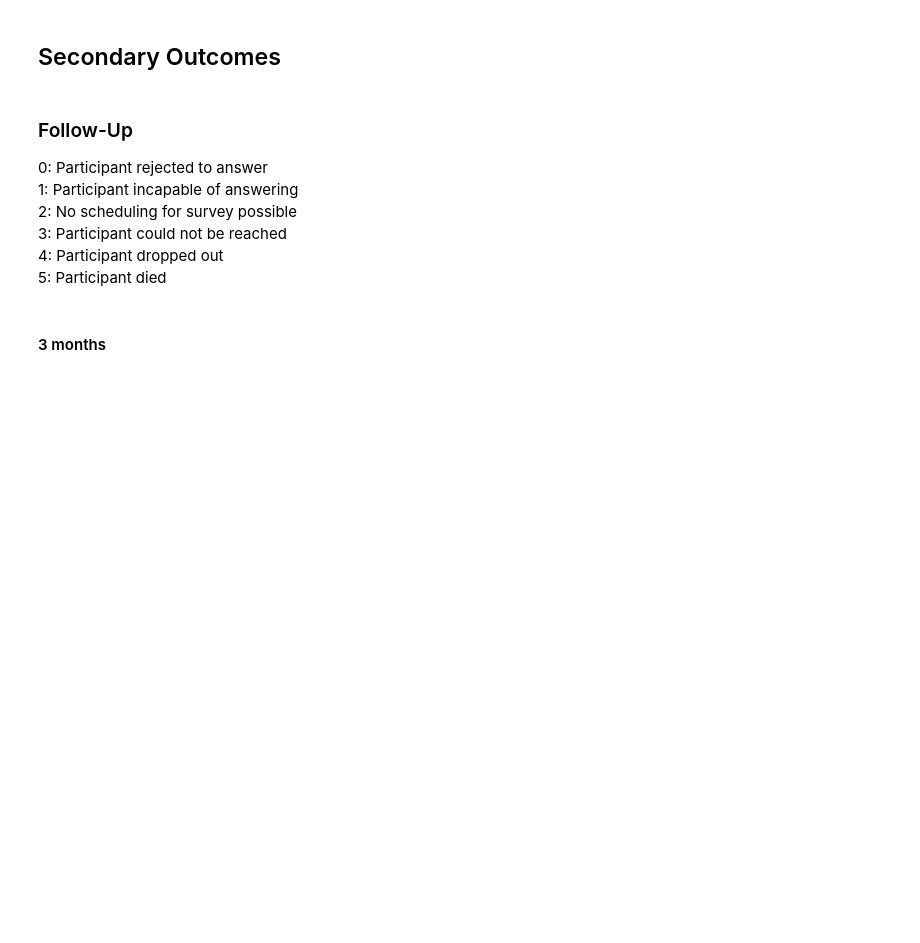
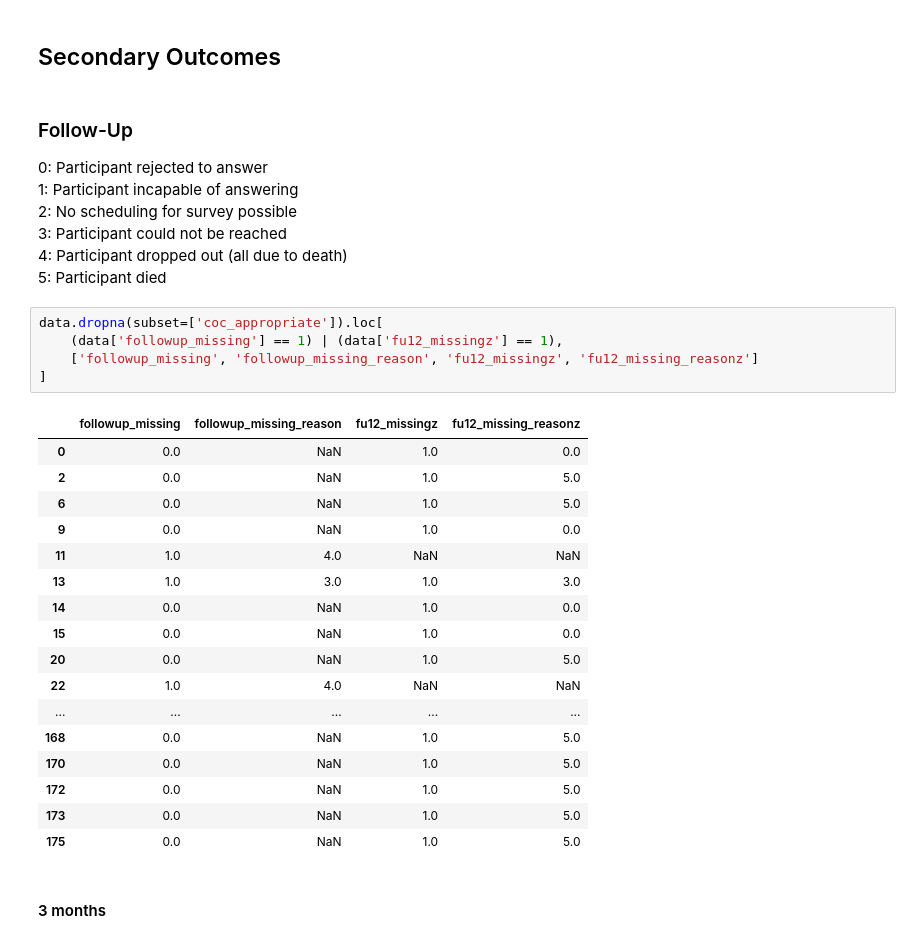
Before and after one commit to IfGF-UUlm/SA_OKIE, a Jupyter notebook: OKIE_main.ipynb, the cells around one changed output. Cells and saved outputs as stored; diff of their text form; blank space fills up the shorter version.

```diff
--- a/OKIE_main.ipynb
+++ b/OKIE_main.ipynb
@@ -697,7 +697,30 @@ table1.to_csv('./data/table1.csv')
 1: Participant incapable of answering \
 2: No scheduling for survey possible \
 3: Participant could not be reached \
-4: Participant dropped out \
+4: Participant dropped out (all due to death) \
 5: Participant died
+# %%
+data.dropna(subset=['coc_appropriate']).loc[
+    (data['followup_missing'] == 1) | (data['fu12_missingz'] == 1),
+    ['followup_missing', 'followup_missing_reason', 'fu12_missingz', 'fu12_missing_reasonz']
+]
+# %% [output]
+|  | followup_missing | followup_missing_reason | fu12_missingz | fu12_missing_reasonz |
+| 0 | 0.0 | NaN | 1.0 | 0.0 |
+| 2 | 0.0 | NaN | 1.0 | 5.0 |
+| 6 | 0.0 | NaN | 1.0 | 5.0 |
+| 9 | 0.0 | NaN | 1.0 | 0.0 |
+| 11 | 1.0 | 4.0 | NaN | NaN |
+| 13 | 1.0 | 3.0 | 1.0 | 3.0 |
+| 14 | 0.0 | NaN | 1.0 | 0.0 |
+| 15 | 0.0 | NaN | 1.0 | 0.0 |
+| 20 | 0.0 | NaN | 1.0 | 5.0 |
+| 22 | 1.0 | 4.0 | NaN | NaN |
+| ... | ... | ... | ... | ... |
+| 168 | 0.0 | NaN | 1.0 | 5.0 |
+| 170 | 0.0 | NaN | 1.0 | 5.0 |
+| 172 | 0.0 | NaN | 1.0 | 5.0 |
+| 173 | 0.0 | NaN | 1.0 | 5.0 |
+| 175 | 0.0 | NaN | 1.0 | 5.0 |
 # %% [markdown]
 #### 3 months
```
Also changed, not shown: parts of 3 cells of this notebook.
